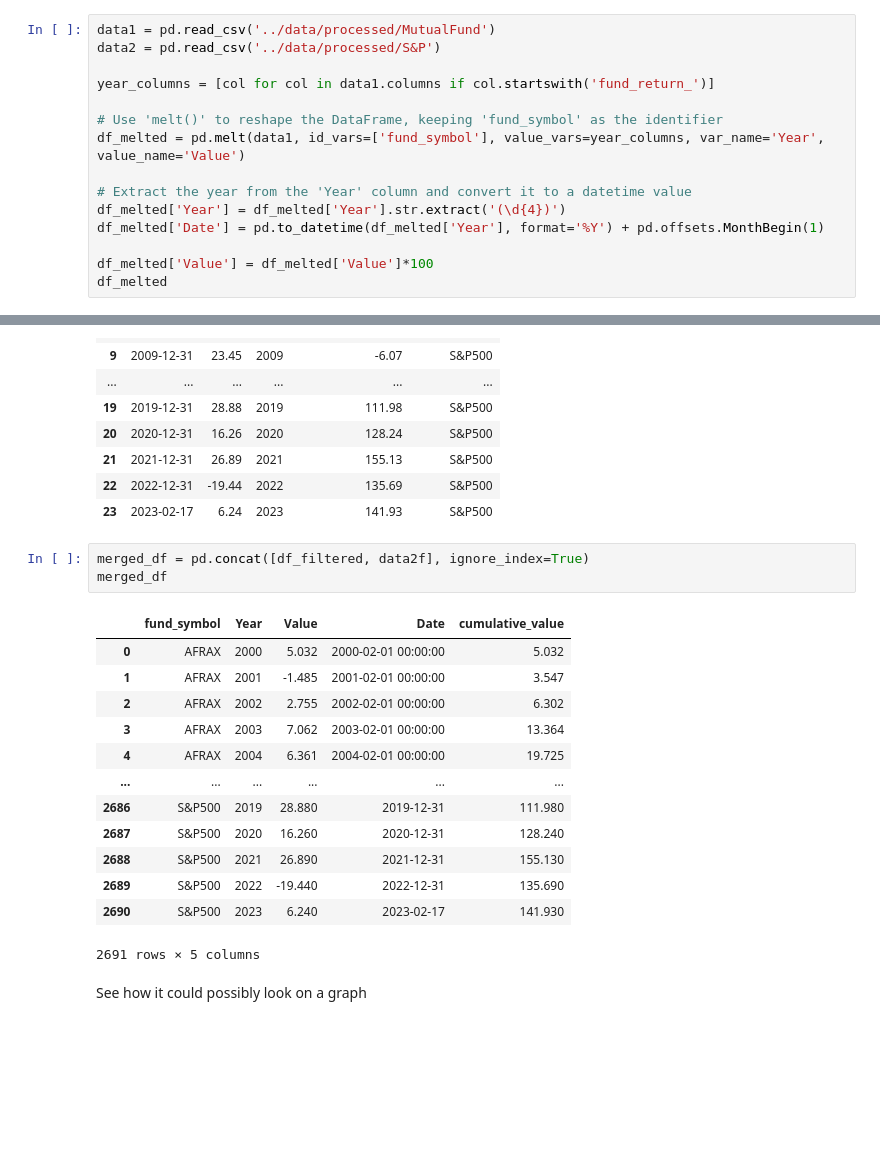
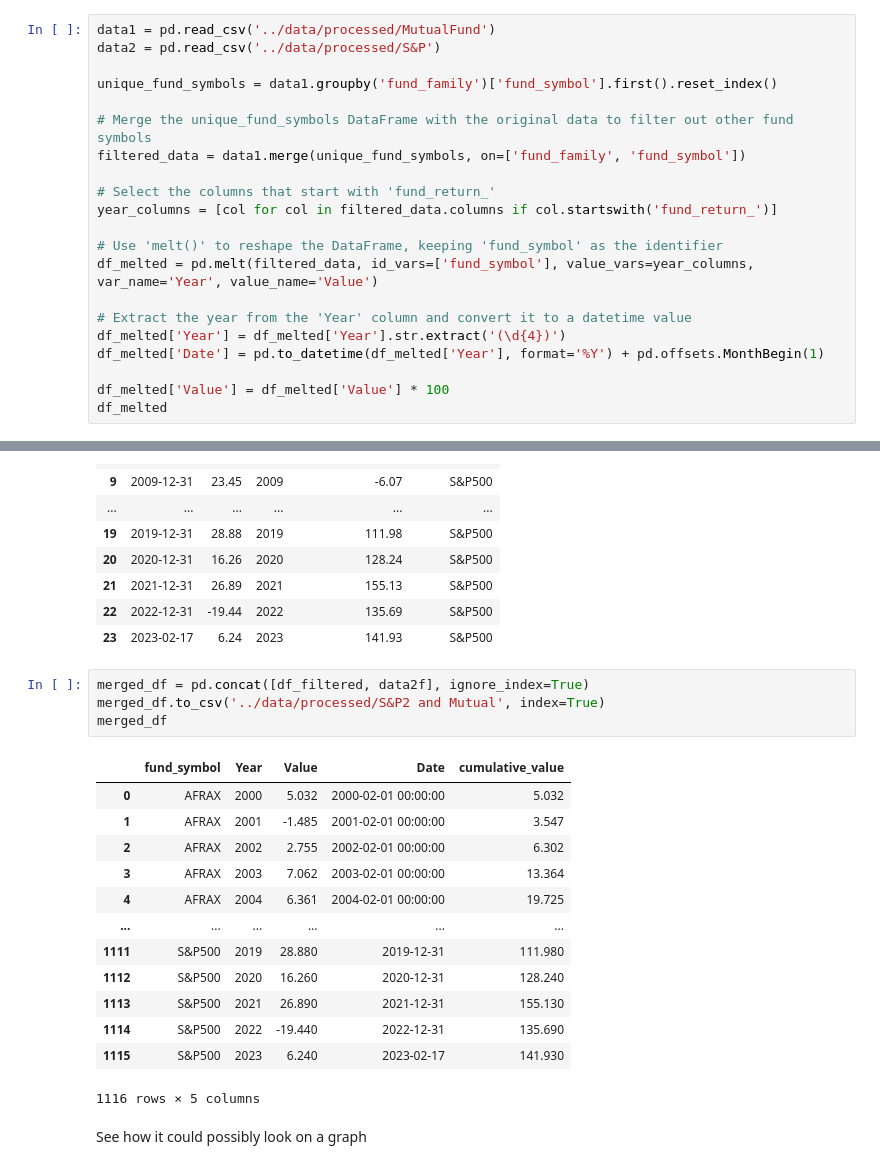
Before and after one commit to ubco-W2022T2-data301/project-group-group-57, a Jupyter notebook: analysis/analysis_Kojo_Clarke.ipynb, the cells around one changed output, grey strips where cells are left out. Drawn from its saved outputs; the diff is of its cells as text; blank space fills up the shorter version.

```diff
--- a/analysis/analysis_Kojo_Clarke.ipynb
+++ b/analysis/analysis_Kojo_Clarke.ipynb
@@ -275,16 +258,22 @@ df2.to_csv('../data/processed/S&P', index=False)
 data1 = pd.read_csv('../data/processed/MutualFund')
 data2 = pd.read_csv('../data/processed/S&P')
 
-year_columns = [col for col in data1.columns if col.startswith('fund_return_')]
+unique_fund_symbols = data1.groupby('fund_family')['fund_symbol'].first().reset_index()
+
+# Merge the unique_fund_symbols DataFrame with the original data to filter out other fund symbols
+filtered_data = data1.merge(unique_fund_symbols, on=['fund_family', 'fund_symbol'])
+
+# Select the columns that start with 'fund_return_'
+year_columns = [col for col in filtered_data.columns if col.startswith('fund_return_')]
 
 # Use 'melt()' to reshape the DataFrame, keeping 'fund_symbol' as the identifier
-df_melted = pd.melt(data1, id_vars=['fund_symbol'], value_vars=year_columns, var_name='Year', value_name='Value')
+df_melted = pd.melt(filtered_data, id_vars=['fund_symbol'], value_vars=year_columns, var_name='Year', value_name='Value')
 
 # Extract the year from the 'Year' column and convert it to a datetime value
 df_melted['Year'] = df_melted['Year'].str.extract('(\d{4})')
 df_melted['Date'] = pd.to_datetime(df_melted['Year'], format='%Y') + pd.offsets.MonthBegin(1)
 
-df_melted['Value'] = df_melted['Value']*100
+df_melted['Value'] = df_melted['Value'] * 100
 df_melted
 # %% [output]
 |  | fund_symbol | Year | Value | Date |
@@ -395,20 +384,21 @@ data2f
 | 23 | 2023-02-17 | 6.24 | 2023 | 141.93 | S&P500 |
 # %%
 merged_df = pd.concat([df_filtered, data2f], ignore_index=True)
+merged_df.to_csv('../data/processed/S&P2 and Mutual', index=True)
 merged_df
 # %% [output]
 |  | fund_symbol | Year | Value | Date | cumulative_value |
 | 0 | AFRAX | 2000 | 5.032 | 2000-02-01 00:00:00 | 5.032 |
 | 1 | AFRAX | 2001 | -1.485 | 2001-02-01 00:00:00 | 3.547 |
 | 2 | AFRAX | 2002 | 2.755 | 2002-02-01 00:00:00 | 6.302 |
 | 3 | AFRAX | 2003 | 7.062 | 2003-02-01 00:00:00 | 13.364 |
 | 4 | AFRAX | 2004 | 6.361 | 2004-02-01 00:00:00 | 19.725 |
 | ... | ... | ... | ... | ... | ... |
-| 2686 | S&P500 | 2019 | 28.880 | 2019-12-31 | 111.980 |
-| 2687 | S&P500 | 2020 | 16.260 | 2020-12-31 | 128.240 |
-| 2688 | S&P500 | 2021 | 26.890 | 2021-12-31 | 155.130 |
-| 2689 | S&P500 | 2022 | -19.440 | 2022-12-31 | 135.690 |
-| 2690 | S&P500 | 2023 | 6.240 | 2023-02-17 | 141.930 |
+| 1111 | S&P500 | 2019 | 28.880 | 2019-12-31 | 111.980 |
+| 1112 | S&P500 | 2020 | 16.260 | 2020-12-31 | 128.240 |
+| 1113 | S&P500 | 2021 | 26.890 | 2021-12-31 | 155.130 |
+| 1114 | S&P500 | 2022 | -19.440 | 2022-12-31 | 135.690 |
+| 1115 | S&P500 | 2023 | 6.240 | 2023-02-17 | 141.930 |
-2691 rows × 5 columns
+1116 rows × 5 columns
 # %% [markdown]
 See how it could possibly look on a graph
```
Also changed, not shown: parts of 17 cells of this notebook, 1 other file.
